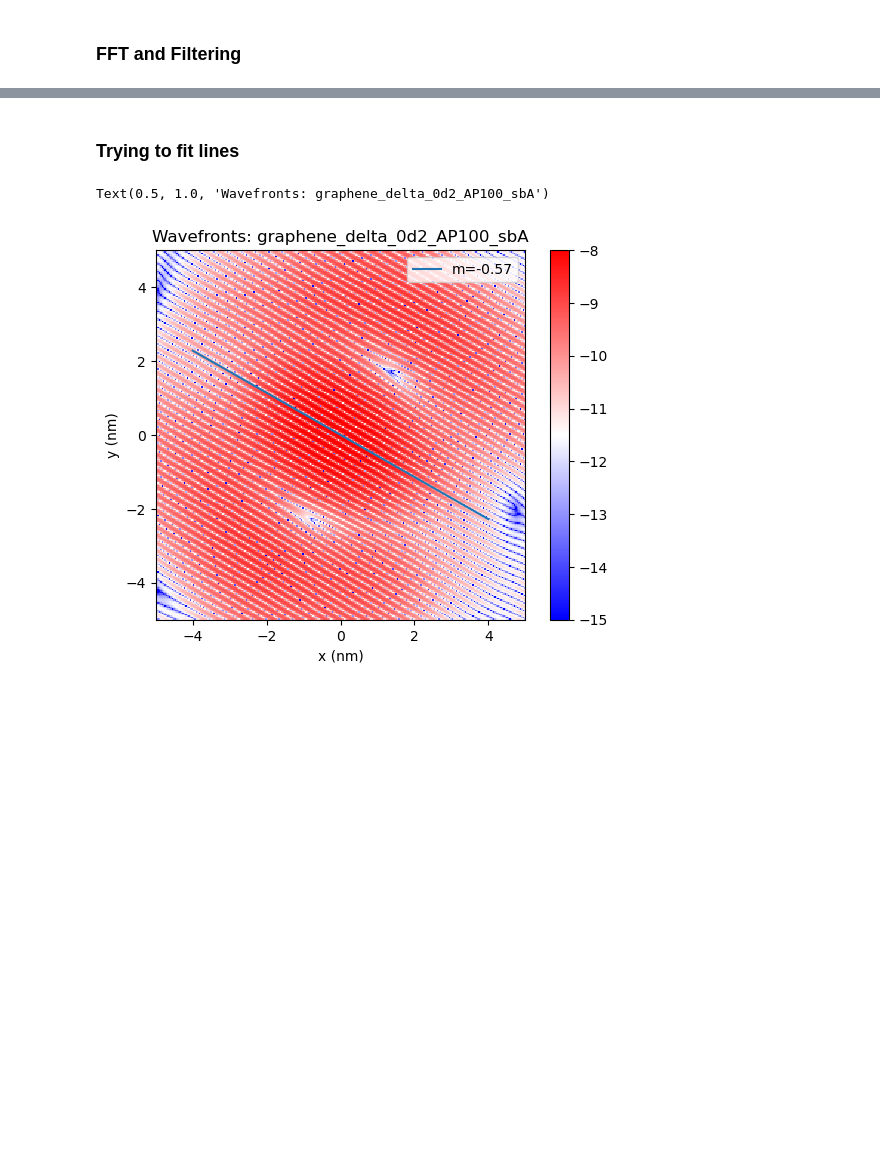
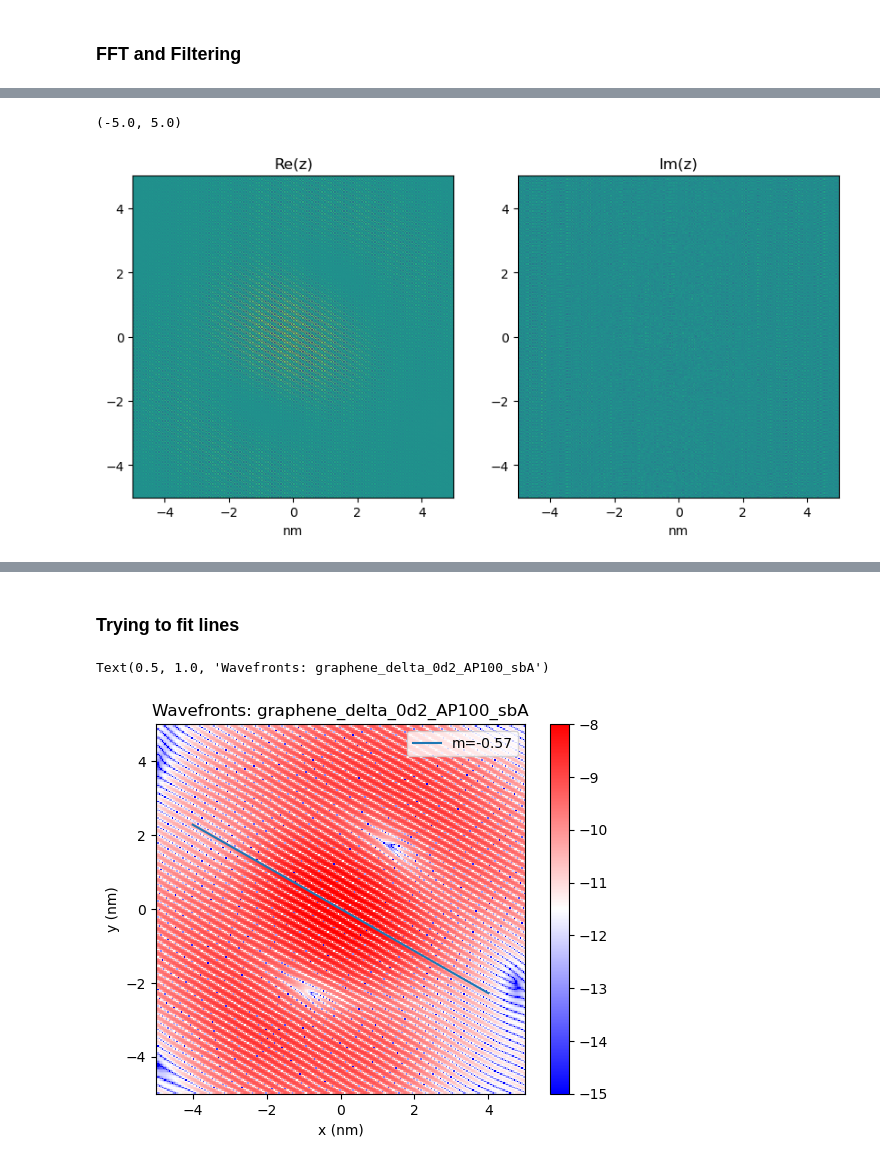
Before and after one commit to HollenLab/QPI-Scattering, a Jupyter notebook: TBCalcs/filtering.ipynb, the cells around one changed output, grey strips where cells are left out. Drawn from its saved outputs; the diff is of its cells as text; code cells hidden in the pictures; blank space fills up the shorter version.

```diff
--- a/TBCalcs/filtering.ipynb
+++ b/TBCalcs/filtering.ipynb
@@ -171,0 +206,21 @@ Text(0.5, 1.0, 'Filter Mask FFT: graphene_delta_0d2_AP100_sbA')
+# %%
+fig9, axs9 = plt.subplots(1, 2, figsize=(10, 5))
+
+z_filtered = np.fft.ifft2(ftzf)
+
+axs9[0].pcolormesh(ux, uy, np.real(z_filtered))
+axs9[0].set_aspect('equal')
+axs9[0].set_title('Re(z)')
+axs9[0].set_xlabel('nm')
+axs9[0].set_xlim(-5, 5)
+axs9[0].set_ylim(-5, 5)
+
+axs9[1].pcolormesh(ux, uy, np.imag(z_filtered))
+axs9[1].set_aspect('equal')
+axs9[1].set_title('Im(z)')
+axs9[1].set_xlabel('nm')
+axs9[1].set_xlim(-5, 5)
+axs9[1].set_ylim(-5, 5)
+# %% [output]
+(-5.0, 5.0)
+[figure, added]
```
Also changed, not shown: parts of 18 cells of this notebook, 2 other files.
